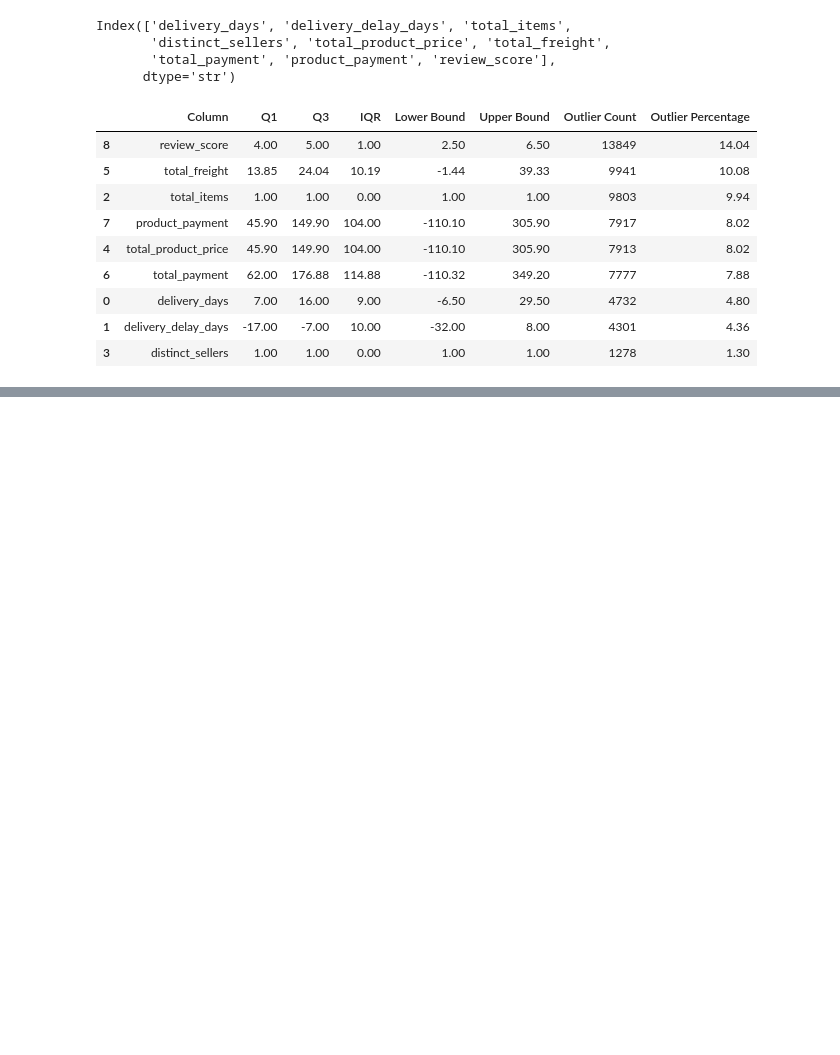
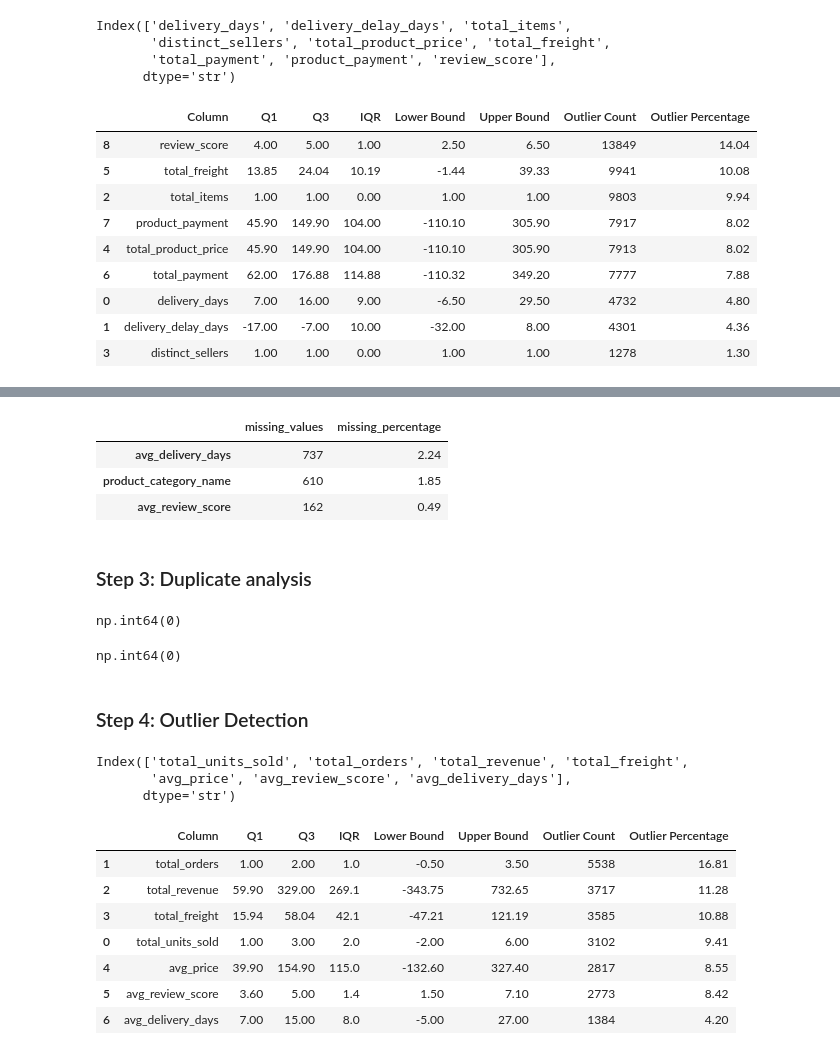
Before and after one commit to anees555/Customer-Intelligent-Platform, a Jupyter notebook: notebooks/03_data_preprocessing.ipynb, the cells around one changed output, grey strips where cells are left out. Drawn from its saved outputs; the diff is of its cells as text; code cells hidden in the pictures; blank space fills up the shorter version.

```diff
--- a/notebooks/03_data_preprocessing.ipynb
+++ b/notebooks/03_data_preprocessing.ipynb
@@ -593,0 +647,39 @@ order_outlier_summary
+# %%
+product_missing_summary
+# %% [output]
+|  | missing_values | missing_percentage |
+| avg_delivery_days | 737 | 2.24 |
+| product_category_name | 610 | 1.85 |
+| avg_review_score | 162 | 0.49 |
+# %% [markdown]
+### Step 3: Duplicate analysis
+# %%
+product_df.duplicated().sum()
+# %% [output]
+np.int64(0)
+# %%
+product_df["product_id"].duplicated().sum()
+# %% [output]
+np.int64(0)
+# %% [markdown]
+### Step 4: Outlier Detection
+# %%
+numerical_columns = product_df.select_dtypes(include=["int64", "float64"]).columns
+numerical_columns
+# %% [output]
+Index(['total_units_sold', 'total_orders', 'total_revenue', 'total_freight',
+       'avg_price', 'avg_review_score', 'avg_delivery_days'],
+      dtype='str')
+# %%
+product_outier_summary = outlier_summary(product_df, numerical_columns).sort_values(by = "Outlier Percentage", ascending=False)
+# %%
+product_outier_summary
+# %% [output]
+|  | Column | Q1 | Q3 | IQR | Lower Bound | Upper Bound | Outlier Count | Outlier Percentage |
+| 1 | total_orders | 1.00 | 2.00 | 1.0 | -0.50 | 3.50 | 5538 | 16.81 |
+| 2 | total_revenue | 59.90 | 329.00 | 269.1 | -343.75 | 732.65 | 3717 | 11.28 |
+| 3 | total_freight | 15.94 | 58.04 | 42.1 | -47.21 | 121.19 | 3585 | 10.88 |
+| 0 | total_units_sold | 1.00 | 3.00 | 2.0 | -2.00 | 6.00 | 3102 | 9.41 |
+| 4 | avg_price | 39.90 | 154.90 | 115.0 | -132.60 | 327.40 | 2817 | 8.55 |
+| 5 | avg_review_score | 3.60 | 5.00 | 1.4 | 1.50 | 7.10 | 2773 | 8.42 |
+| 6 | avg_delivery_days | 7.00 | 15.00 | 8.0 | -5.00 | 27.00 | 1384 | 4.20 |
```
Also changed, not shown: parts of 24 cells of this notebook, 1 other file.
